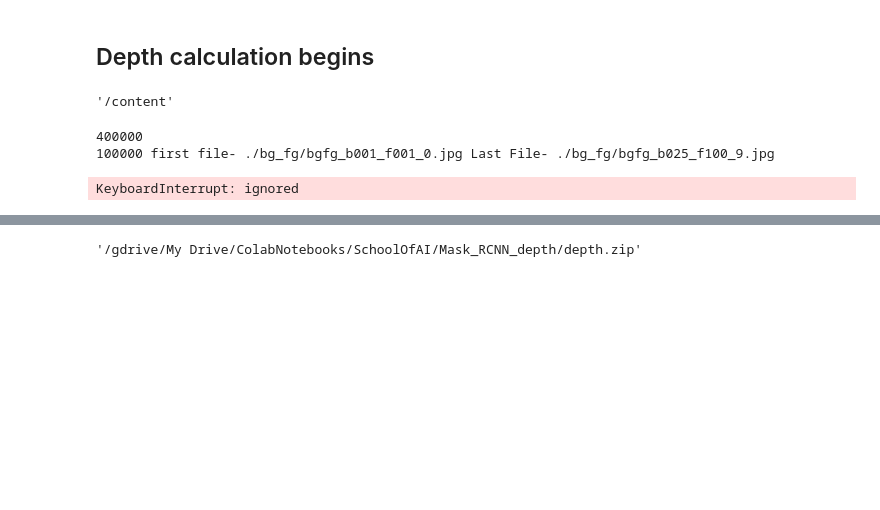
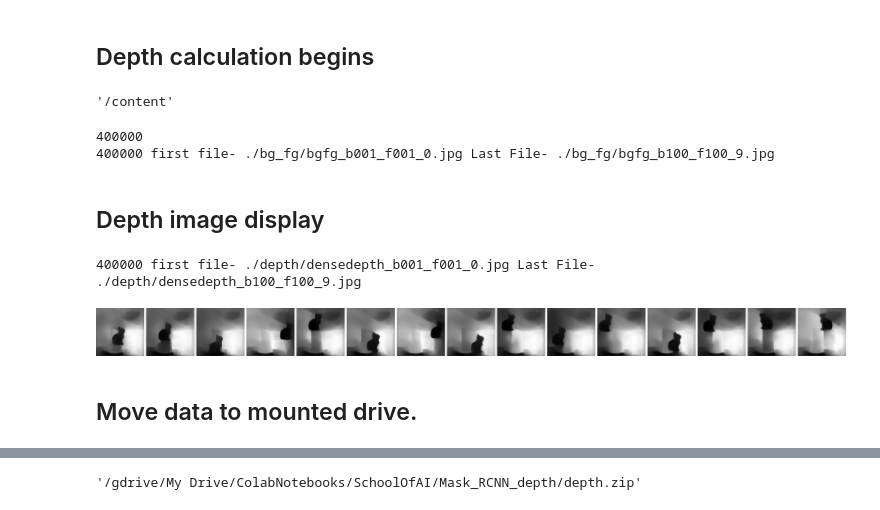
Before and after one commit to Shashank-Holla/TSAI-EVA4, a Jupyter notebook: Session14_RCNN&DenseDepth/dataCreation_bg_fg_mask_depth.ipynb, the cells around one changed output, grey strips where cells are left out. Drawn from its saved outputs; the diff is of its cells as text; code cells hidden in the pictures; blank space fills up the shorter version.

```diff
--- a/Session14_RCNN&DenseDepth/dataCreation_bg_fg_mask_depth.ipynb
+++ b/Session14_RCNN&DenseDepth/dataCreation_bg_fg_mask_depth.ipynb
@@ -336,11 +373,11 @@ pwd
 bg_fg_paths = glob.glob(os.path.join(bg_fg_images,'*'))
 bg_fg_paths.sort()
 print(len(bg_fg_paths))
-bg_fg_paths = bg_fg_paths[0:100000]
+# bg_fg_paths = bg_fg_paths[0:2200]
 print(len(bg_fg_paths),"first file-", bg_fg_paths[0], "Last File-",bg_fg_paths[-1])
 # %% [output]
 400000
-100000 first file- ./bg_fg/bgfg_b001_f001_0.jpg Last File- ./bg_fg/bgfg_b025_f100_9.jpg
+400000 first file- ./bg_fg/bgfg_b001_f001_0.jpg Last File- ./bg_fg/bgfg_b100_f100_9.jpg
 # %%
 pbar = trange(0, len(bg_fg_paths), depth_batch_size)
 for depth_image_id in pbar:
@@ -351,7 +388,7 @@ for depth_image_id in pbar:
     read_tic = time.time()
     for file in bg_fg_paths[depth_image_id: (depth_image_id + depth_batch_size)]:
         x = np.clip(np.asarray(Image.open( file ), dtype=float) / 255, 0, 1)
-        x = resize(x, (576,576), Image.ANTIALIAS)
+        x = resize(x, (384,384), Image.ANTIALIAS)
         loaded_images.append(x)
         bgfg_filename.append(file.split("bgfg")[-1])
     inputs = np.stack(loaded_images, axis=0)
@@ -359,19 +396,35 @@ for depth_image_id in pbar:
 
     model_tic = time.time()
     # Dense Depth prediction
-    outputs = predict(model, inputs)
+    outputs = predict(model, inputs, batch_size=model_batch_size)
     model_toc = time.time()
 
     write_tic=time.time()
     for idx, output in enumerate(outputs):
-        output_img = Image.fromarray((output[:, :, 0] * 255).astype(np.uint8))
-        output_img.save(os.path.join(depth_images,"densedepth_"+bgfg_filename[idx]))
+        # output_img = Image.fromarray((output[:, :, 0] * 255).astype(np.uint8))
+        rescaled = (output[:, :, 0])
+        rescaled = rescaled - np.min(rescaled)
+        rescaled = rescaled / np.max(rescaled)
+        output_img = Image.fromarray((rescaled * 255).astype(np.uint8))
+        output_img.save(os.path.join(depth_images,"densedepth"+bgfg_filename[idx]))
     write_toc = time.time()
 
     pbar_details = f'R={(read_toc-read_tic):0.2f} s - P={(model_toc-model_tic):0.2f} s - W={(write_toc-write_tic):0.2f} s'
     pbar.set_description(desc= pbar_details)
-# %% [output]
-KeyboardInterrupt: ignored
+# %% [markdown]
+## Depth image display
+# %%
+depth_paths = glob.glob(os.path.join(depth_images,'*'))
+depth_paths.sort()
+print(len(depth_paths),"first file-", depth_paths[0], "Last File-",depth_paths[-1])
+# %% [output]
+400000 first file- ./depth/densedepth_b001_f001_0.jpg Last File- ./depth/densedepth_b100_f100_9.jpg
+# %%
+display_horizontal(depth_paths[120000:120015], "Depth_images1")
+# %% [output]
+[figure, added]
+# %% [markdown]
+## Move data to mounted drive.
 # %%
 ls
 # %% [output]
```
Also changed, not shown: parts of 58 cells of this notebook.
